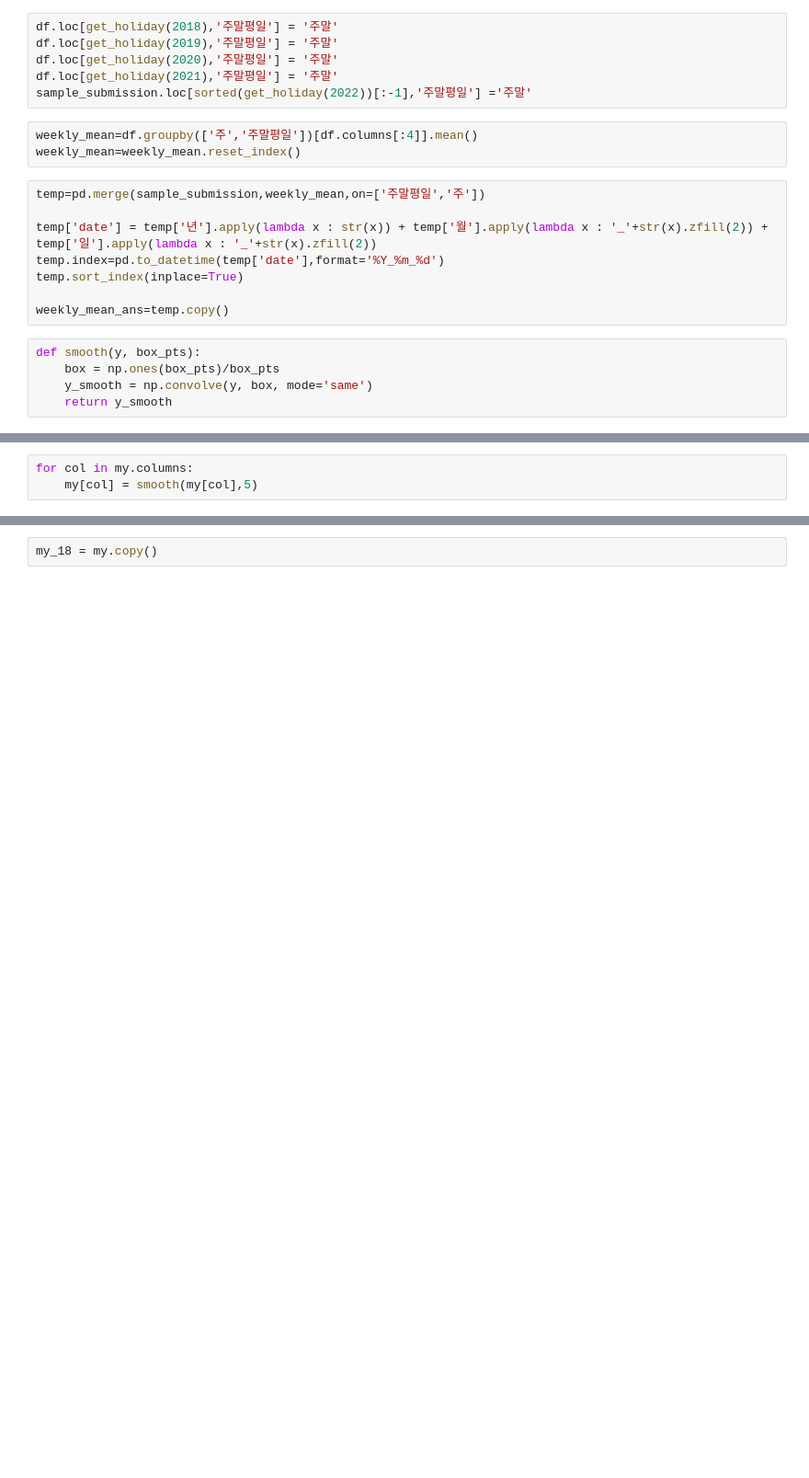
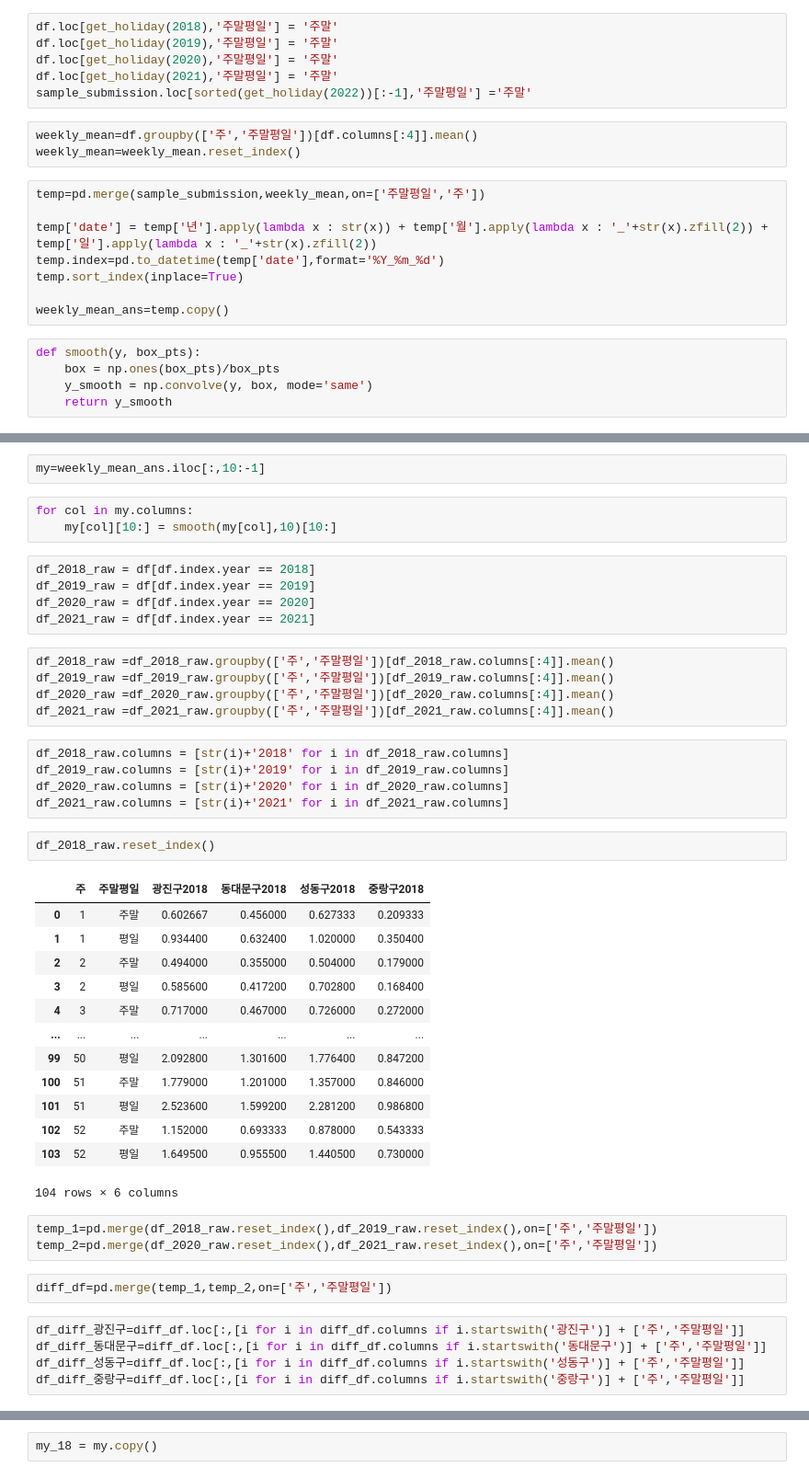
Before and after one commit to portion-jack/Competition_UOS_bycicle_prediction, a Jupyter notebook: __final/01_final_preprocessing.ipynb, the cells around one changed output, grey strips where cells are left out. Shown at 92% size. Drawn from its saved outputs; the diff is of its cells as text; blank space fills up the shorter version.

```diff
--- a/__final/01_final_preprocessing.ipynb
+++ b/__final/01_final_preprocessing.ipynb
@@ -92,3 +76,46 @@ weekly_mean_ans
+# %%
+my=weekly_mean_ans.iloc[:,10:-1]
 # %%
 for col in my.columns:
-    my[col] = smooth(my[col],5)
+    my[col][10:] = smooth(my[col],10)[10:]
+# %%
+df_2018_raw = df[df.index.year == 2018]
+df_2019_raw = df[df.index.year == 2019]
+df_2020_raw = df[df.index.year == 2020]
+df_2021_raw = df[df.index.year == 2021]
+# %%
+df_2018_raw =df_2018_raw.groupby(['주','주말평일'])[df_2018_raw.columns[:4]].mean()
+df_2019_raw =df_2019_raw.groupby(['주','주말평일'])[df_2019_raw.columns[:4]].mean()
+df_2020_raw =df_2020_raw.groupby(['주','주말평일'])[df_2020_raw.columns[:4]].mean()
+df_2021_raw =df_2021_raw.groupby(['주','주말평일'])[df_2021_raw.columns[:4]].mean()
+# %%
+df_2018_raw.columns = [str(i)+'2018' for i in df_2018_raw.columns]
+df_2019_raw.columns = [str(i)+'2019' for i in df_2019_raw.columns]
+df_2020_raw.columns = [str(i)+'2020' for i in df_2020_raw.columns]
+df_2021_raw.columns = [str(i)+'2021' for i in df_2021_raw.columns]
+# %%
+df_2018_raw.reset_index()
+# %% [output]
+|  | 주 | 주말평일 | 광진구2018 | 동대문구2018 | 성동구2018 | 중랑구2018 |
+| 0 | 1 | 주말 | 0.602667 | 0.456000 | 0.627333 | 0.209333 |
+| 1 | 1 | 평일 | 0.934400 | 0.632400 | 1.020000 | 0.350400 |
+| 2 | 2 | 주말 | 0.494000 | 0.355000 | 0.504000 | 0.179000 |
+| 3 | 2 | 평일 | 0.585600 | 0.417200 | 0.702800 | 0.168400 |
+| 4 | 3 | 주말 | 0.717000 | 0.467000 | 0.726000 | 0.272000 |
+| ... | ... | ... | ... | ... | ... | ... |
+| 99 | 50 | 평일 | 2.092800 | 1.301600 | 1.776400 | 0.847200 |
+| 100 | 51 | 주말 | 1.779000 | 1.201000 | 1.357000 | 0.846000 |
+| 101 | 51 | 평일 | 2.523600 | 1.599200 | 2.281200 | 0.986800 |
+| 102 | 52 | 주말 | 1.152000 | 0.693333 | 0.878000 | 0.543333 |
+| 103 | 52 | 평일 | 1.649500 | 0.955500 | 1.440500 | 0.730000 |
+104 rows × 6 columns
+# %%
+temp_1=pd.merge(df_2018_raw.reset_index(),df_2019_raw.reset_index(),on=['주','주말평일'])
+temp_2=pd.merge(df_2020_raw.reset_index(),df_2021_raw.reset_index(),on=['주','주말평일'])
+# %%
+diff_df=pd.merge(temp_1,temp_2,on=['주','주말평일'])
+# %%
+df_diff_광진구=diff_df.loc[:,[i for i in diff_df.columns if i.startswith('광진구')] + ['주','주말평일']]
+df_diff_동대문구=diff_df.loc[:,[i for i in diff_df.columns if i.startswith('동대문구')] + ['주','주말평일']]
+df_diff_성동구=diff_df.loc[:,[i for i in diff_df.columns if i.startswith('성동구')] + ['주','주말평일']]
+df_diff_중랑구=diff_df.loc[:,[i for i in diff_df.columns if i.startswith('중랑구')] + ['주','주말평일']]
```
Also changed, not shown: parts of 9 cells of this notebook, 2 other files.
